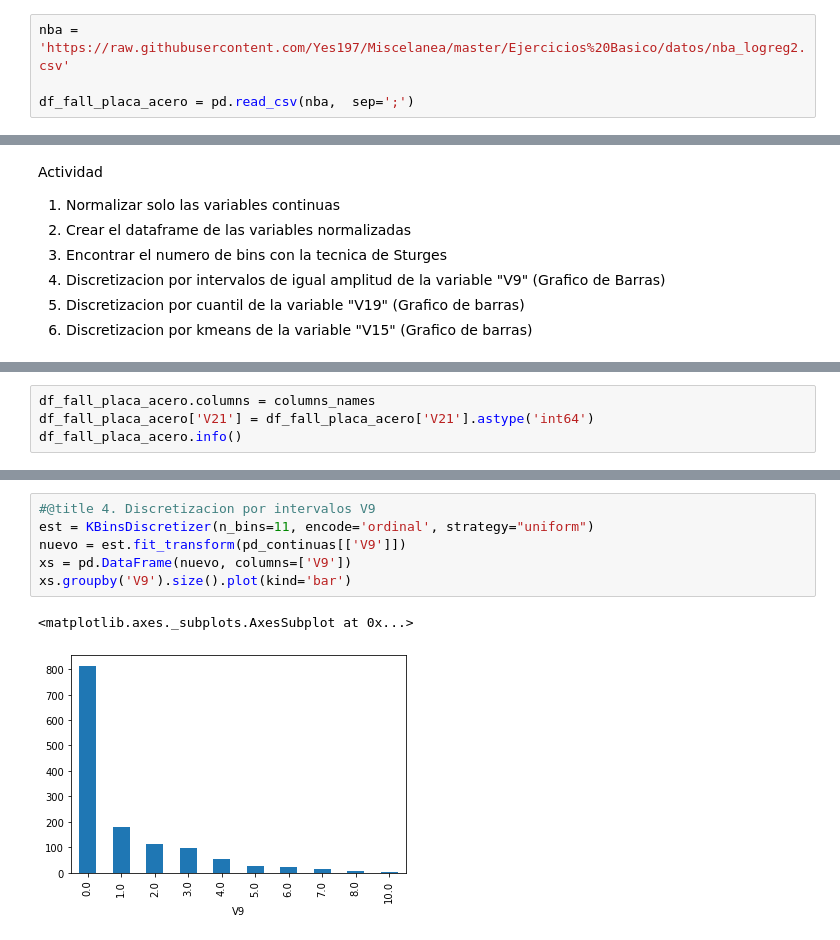
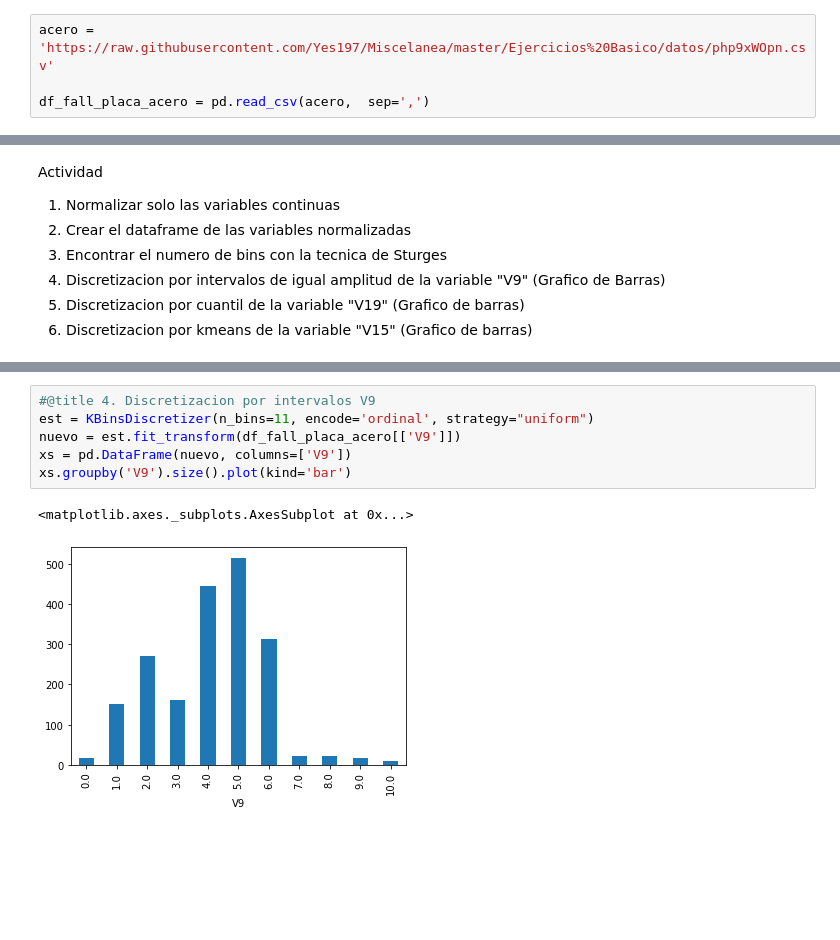
Before and after one commit to Yes197/Miscelanea, a Jupyter notebook: Ejercicios Basico/nivel1_10.ipynb, the cells around one changed output, grey strips where cells are left out. Cells and saved outputs as stored; diff of their text form; blank space fills up the shorter version.

```diff
--- a/Ejercicios Basico/nivel1_10.ipynb
+++ b/Ejercicios Basico/nivel1_10.ipynb
@@ -407,5 +409,5 @@ import pandas as pd
 # %%
-nba = 'https://raw.githubusercontent.com/Yes197/Miscelanea/master/Ejercicios%20Basico/datos/nba_logreg2.csv'
+acero = 'https://raw.githubusercontent.com/Yes197/Miscelanea/master/Ejercicios%20Basico/datos/php9xWOpn.csv'
 
-df_fall_placa_acero = pd.read_csv(nba,  sep=';')
+df_fall_placa_acero = pd.read_csv(acero,  sep=',')
 # %%
@@ -442,4 +441,0 @@ columns_names = ['V1','V2','V3','V4','V5','V6','V7','V8','V9','V10','V11','V12',
-# %%
-df_fall_placa_acero.columns = columns_names
-df_fall_placa_acero['V21'] = df_fall_placa_acero['V21'].astype('int64')
-df_fall_placa_acero.info()
@@ -522,12 +506,12 @@ k
 # %%
 #@title 4. Discretizacion por intervalos V9
 est = KBinsDiscretizer(n_bins=11, encode='ordinal', strategy="uniform")
-nuevo = est.fit_transform(pd_continuas[['V9']])
+nuevo = est.fit_transform(df_fall_placa_acero[['V9']])
 xs = pd.DataFrame(nuevo, columns=['V9'])
 xs.groupby('V9').size().plot(kind='bar')
 # %% [output]
 <matplotlib.axes._subplots.AxesSubplot at 0x...>
-[figure, old version]
+[figure, new version]
 # %%
 #@title 5. Discretizacion por cuantil "V19"
 n19 = len(pd_continuas[['V19']])
```
Also changed, not shown: parts of 14 cells of this notebook.
